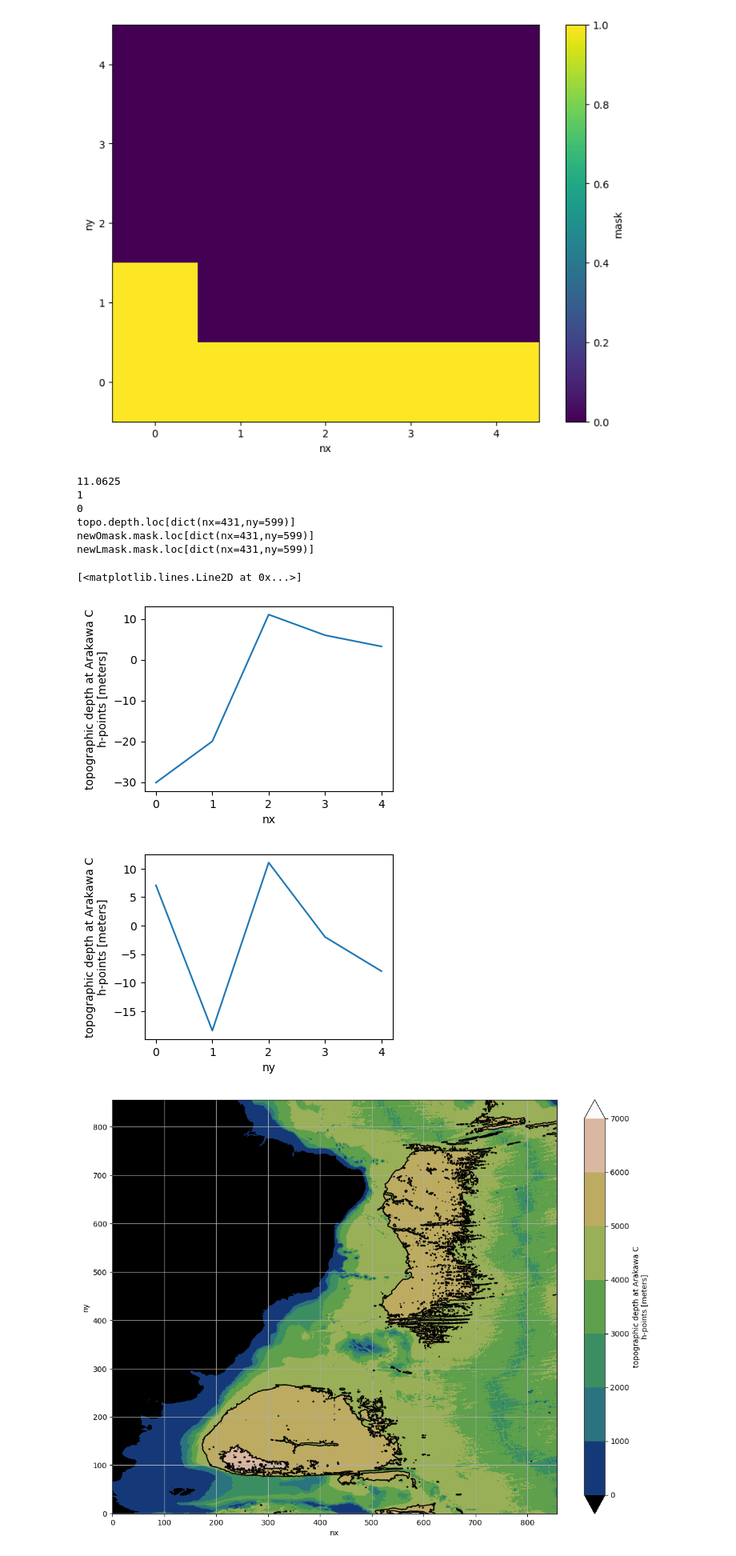
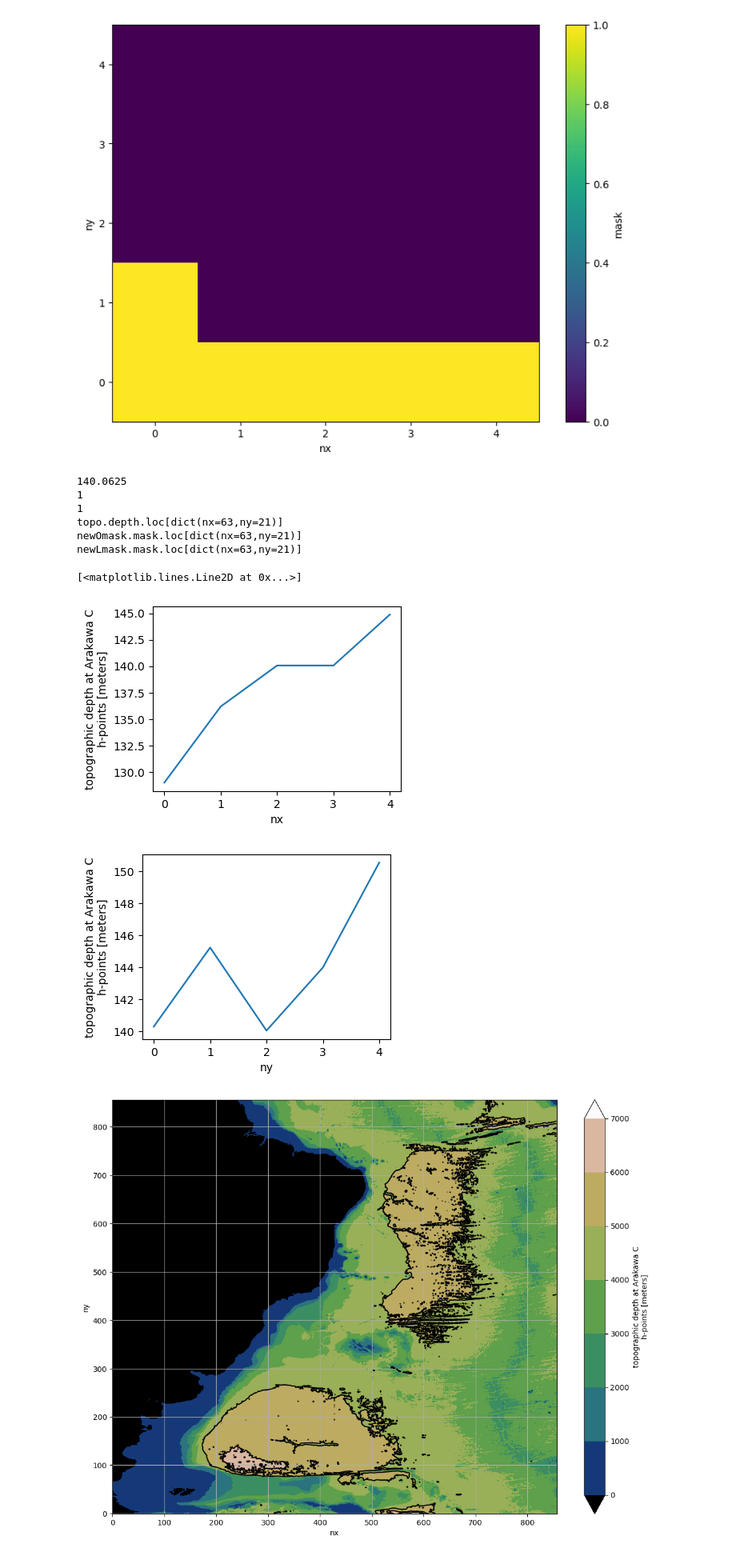
Before and after one commit to nlaureanti/SWA14, a Jupyter notebook: gridgen/fix_topog.ipynb, the cells around one changed output. Shown at 80% size. Drawn from its saved outputs; the diff is of its cells as text; code cells hidden in the pictures.

```diff
--- a/gridgen/fix_topog.ipynb
+++ b/gridgen/fix_topog.ipynb
@@ -466,26 +524,26 @@ newOmask.mask.isel(nx=slice(x-2,x+3),ny=slice(y-2,y+3)).plot(vmin=0,vmax=1,size=
 [figure]
 [figure]
 # %%
-x = 431; y = 599
+x = 63; y = 21
 print(topo.depth.isel(nx=x,ny=y).data)
 print(Omask.mask.isel(nx=x,ny=y).data)
 print(newOmask.mask.isel(nx=x,ny=y).data)
 
 print(f"topo.depth.loc[dict(nx={x},ny={y})]")
 print(f"newOmask.mask.loc[dict(nx={x},ny={y})]")
 print(f"newLmask.mask.loc[dict(nx={x},ny={y})]")
 
 topo.depth.isel(nx=slice(x-2,x+3),ny=y).plot(size=3)
 topo.depth.isel(nx=x,ny=slice(y-2,y+3)).plot(size=3)
 # %% [output]
-11.0625
+140.0625
 1
-0
-topo.depth.loc[dict(nx=431,ny=599)]
-newOmask.mask.loc[dict(nx=431,ny=599)]
-newLmask.mask.loc[dict(nx=431,ny=599)]
+1
+topo.depth.loc[dict(nx=63,ny=21)]
+newOmask.mask.loc[dict(nx=63,ny=21)]
+newLmask.mask.loc[dict(nx=63,ny=21)]
 [<matplotlib.lines.Line2D at 0x...>]
-[figure, old version]
+[figure, new version]
-[figure, old version]
+[figure, new version]
 # %%
 #New corrections
```
Also changed, not shown: parts of 3 cells of this notebook, 8 other files.
